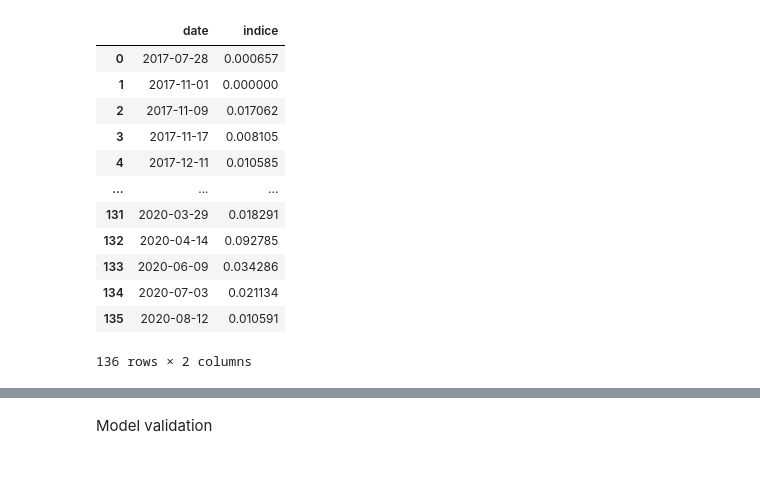
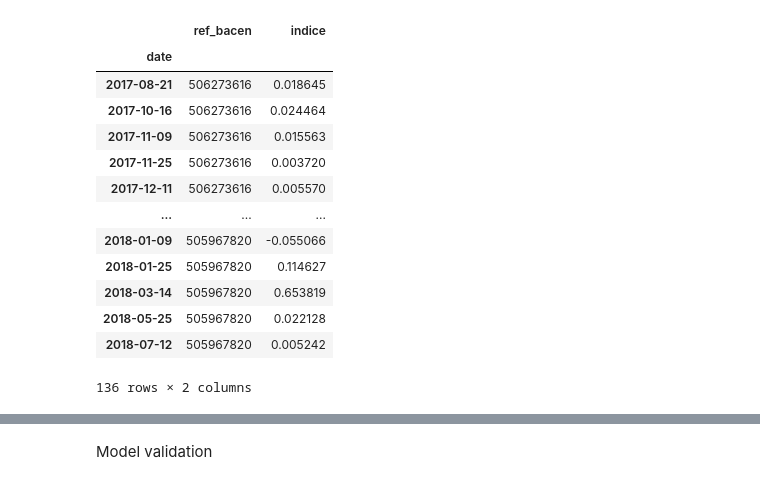
Before and after one commit to PhatomFatec/GeoForesight-back, a Jupyter notebook: notebooks/4.0-lg-Forecast.ipynb, the cells around one changed output, grey strips where cells are left out. Drawn from its saved outputs; the diff is of its cells as text; code cells hidden in the pictures.

```diff
--- a/notebooks/4.0-lg-Forecast.ipynb
+++ b/notebooks/4.0-lg-Forecast.ipynb
@@ -9,35 +9,41 @@ from skforecast.model_selection import random_search_forecaster
 from skforecast.ForecasterAutoreg import ForecasterAutoreg
 from sklearn.ensemble import RandomForestRegressor
 # %%
-data = pd.DataFrame(columns=['date', 'indice'])
+dados = pd.DataFrame(columns=['ref_bacen', 'date', 'indice'])
 
 diretorio = '../data/rl/'
 
 arquivos_json = [arquivo for arquivo in os.listdir(diretorio) if arquivo.endswith('.json')]
 
 for arquivo_json in arquivos_json:
     with open(os.path.join(diretorio, arquivo_json), 'r') as file:
         d = json.loads(file.read())
 
         data_temp = pd.DataFrame({
+            'ref_bacen': arquivo_json,
             'date': d['Indices']['NDVI']['Serie Processada']['Data'],
             'indice': d['Indices']['NDVI']['Serie Processada']['Indice']
         })
 
-        data = pd.concat([data, data_temp], ignore_index=True)
+        dados = pd.concat([dados, data_temp], ignore_index=True)
+
+dados['ref_bacen'] = dados['ref_bacen'].str.split('_').str.get(0)
+
+dados['date'] = pd.to_datetime(dados['date'], format='%Y-%m-%d')
+dados = dados.set_index('date')
+dados
+# %% [output]
+|  | ref_bacen | indice |
+| date |  |  |
+| 2017-08-21 | 506273616 | 0.018645 |
+| 2017-10-16 | 506273616 | 0.024464 |
+| 2017-11-09 | 506273616 | 0.015563 |
+| 2017-11-25 | 506273616 | 0.003720 |
+| 2017-12-11 | 506273616 | 0.005570 |
+| ... | ... | ... |
+| 2018-01-09 | 505967820 | -0.055066 |
+| 2018-01-25 | 505967820 | 0.114627 |
+| 2018-03-14 | 505967820 | 0.653819 |
+| 2018-05-25 | 505967820 | 0.022128 |
+| 2018-07-12 | 505967820 | 0.005242 |
+136 rows × 2 columns
-# %%
-data
-# %% [output]
-|  | date | indice |
-| 0 | 2017-07-28 | 0.000657 |
-| 1 | 2017-11-01 | 0.000000 |
-| 2 | 2017-11-09 | 0.017062 |
-| 3 | 2017-11-17 | 0.008105 |
-| 4 | 2017-12-11 | 0.010585 |
-| ... | ... | ... |
-| 131 | 2020-03-29 | 0.018291 |
-| 132 | 2020-04-14 | 0.092785 |
-| 133 | 2020-06-09 | 0.034286 |
-| 134 | 2020-07-03 | 0.021134 |
-| 135 | 2020-08-12 | 0.010591 |
-136 rows × 2 columns
```
Also changed, not shown: parts of 24 cells of this notebook, 3 other files.
